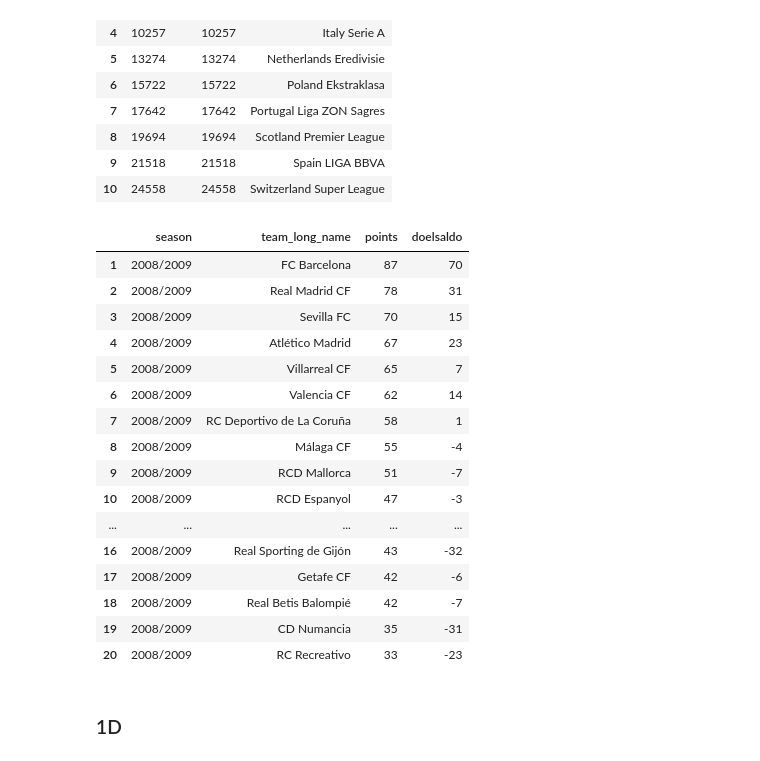
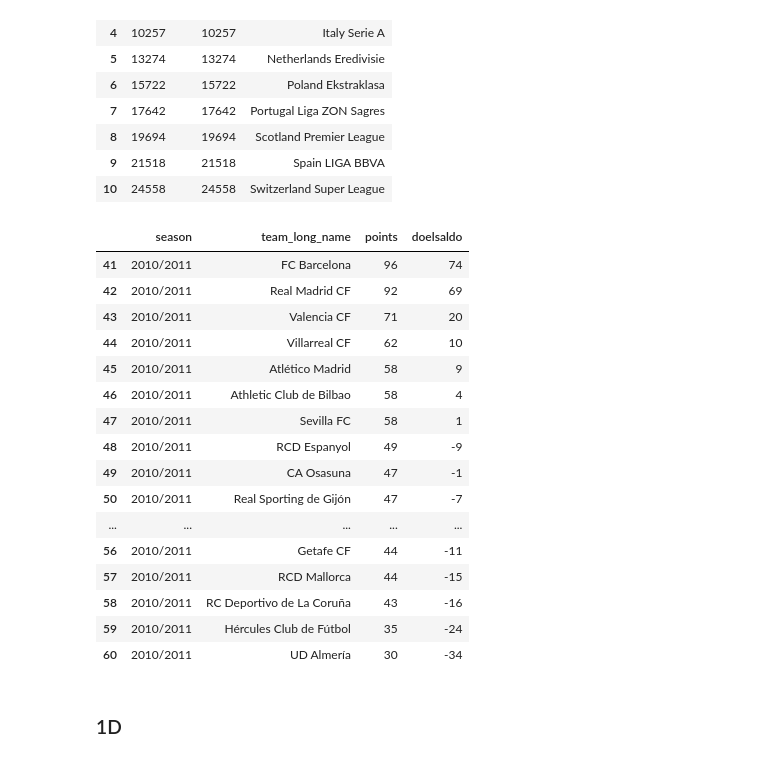
Before and after one commit to ShaliniBekaroe/Datalab_semester2_Groep1, a Jupyter notebook: notebook/data_mining.ipynb, the cells around one changed output. Saved outputs shown, nothing was run; the diff lists cells and outputs as text; code cells hidden in the pictures.

Commit message:
code edit: ranglijst bij 1C veranderd naar season 2010/2011 net als word gevragd in rubric

```diff
--- a/notebook/data_mining.ipynb
+++ b/notebook/data_mining.ipynb
@@ -174,32 +174,36 @@ display(df_competities)
 | 10 | 24558 | 24558 | Switzerland Super League |
 # %%
 
-# ID  van de Spain LIGA BBVA
+# ID van de Spain LIGA BBVA
 mijn_competitie_id = 21518
 
 # Zet de rekenmachine aan voor alle seizoenen
 df_opdracht_1c = bereken_punten_alle_seizoenen(mijn_competitie_id, conn)
 
-# reslutaten printen
-display(df_opdracht_1c.head(20))
+# Filter de dataframe zodat je alleen het gewenste seizoen overhoudt
+df_seizoen_2010 = df_opdracht_1c[df_opdracht_1c['season'] == '2010/2011']
+
+# Resultaten printen
+
+display(df_seizoen_2010)
 # %% [output]
 |  | season | team_long_name | points | doelsaldo |
-| 1 | 2008/2009 | FC Barcelona | 87 | 70 |
-| 2 | 2008/2009 | Real Madrid CF | 78 | 31 |
-| 3 | 2008/2009 | Sevilla FC | 70 | 15 |
-| 4 | 2008/2009 | Atlético Madrid | 67 | 23 |
-| 5 | 2008/2009 | Villarreal CF | 65 | 7 |
-| 6 | 2008/2009 | Valencia CF | 62 | 14 |
-| 7 | 2008/2009 | RC Deportivo de La Coruña | 58 | 1 |
-| 8 | 2008/2009 | Málaga CF | 55 | -4 |
-| 9 | 2008/2009 | RCD Mallorca | 51 | -7 |
-| 10 | 2008/2009 | RCD Espanyol | 47 | -3 |
+| 41 | 2010/2011 | FC Barcelona | 96 | 74 |
+| 42 | 2010/2011 | Real Madrid CF | 92 | 69 |
+| 43 | 2010/2011 | Valencia CF | 71 | 20 |
+| 44 | 2010/2011 | Villarreal CF | 62 | 10 |
+| 45 | 2010/2011 | Atlético Madrid | 58 | 9 |
+| 46 | 2010/2011 | Athletic Club de Bilbao | 58 | 4 |
+| 47 | 2010/2011 | Sevilla FC | 58 | 1 |
+| 48 | 2010/2011 | RCD Espanyol | 49 | -9 |
+| 49 | 2010/2011 | CA Osasuna | 47 | -1 |
+| 50 | 2010/2011 | Real Sporting de Gijón | 47 | -7 |
 | ... | ... | ... | ... | ... |
-| 16 | 2008/2009 | Real Sporting de Gijón | 43 | -32 |
-| 17 | 2008/2009 | Getafe CF | 42 | -6 |
-| 18 | 2008/2009 | Real Betis Balompié | 42 | -7 |
-| 19 | 2008/2009 | CD Numancia | 35 | -31 |
-| 20 | 2008/2009 | RC Recreativo | 33 | -23 |
+| 56 | 2010/2011 | Getafe CF | 44 | -11 |
+| 57 | 2010/2011 | RCD Mallorca | 44 | -15 |
+| 58 | 2010/2011 | RC Deportivo de La Coruña | 43 | -16 |
+| 59 | 2010/2011 | Hércules Club de Fútbol | 35 | -24 |
+| 60 | 2010/2011 | UD Almería | 30 | -34 |
 # %% [markdown]
 ### 1D
 # %% [markdown]
```
